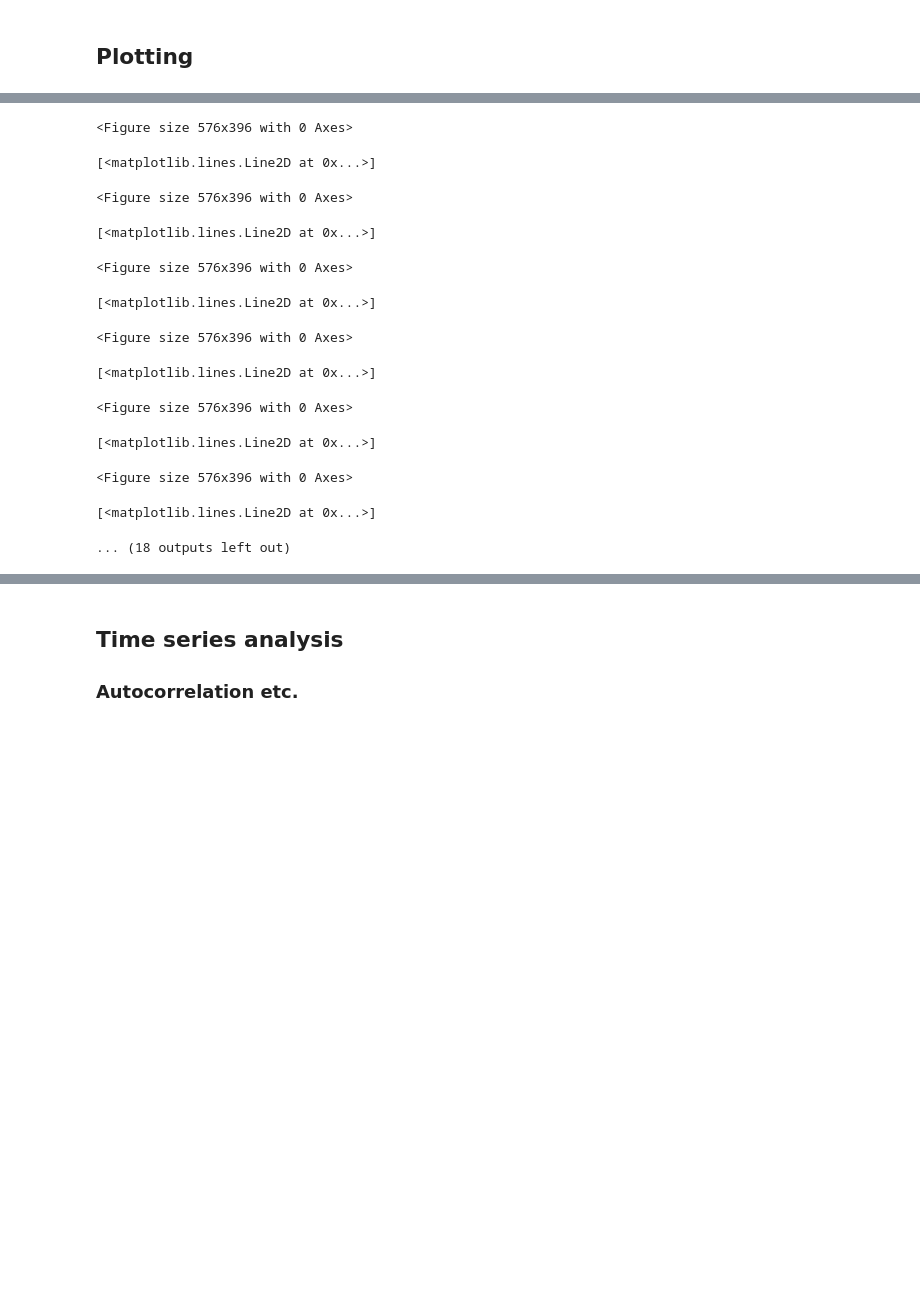
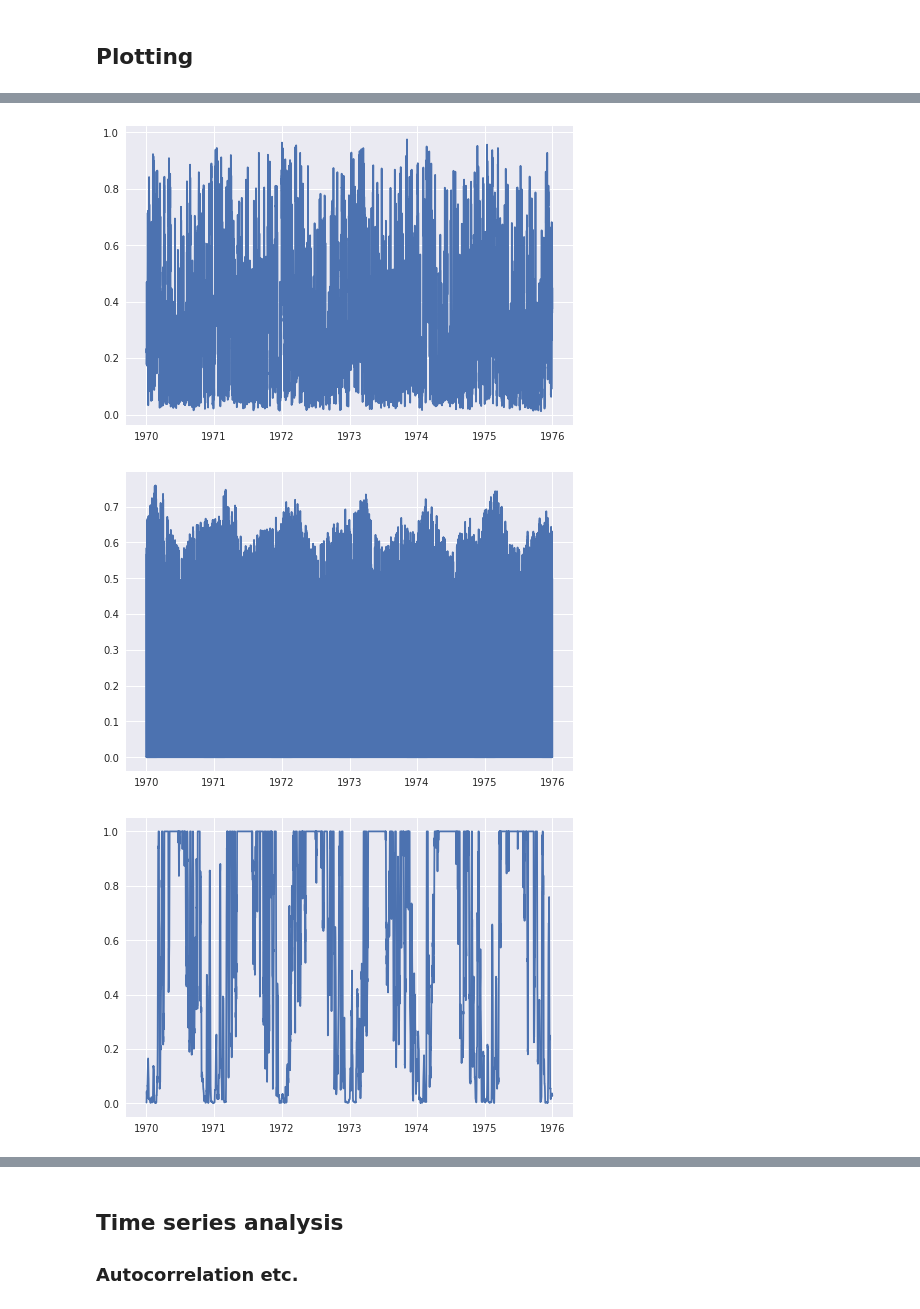
Before and after one commit to 2021-Energy-Climate-Hackathon/group_5, a Jupyter notebook: cap_factor_time_series_analysis.ipynb, the cells around one changed output, grey strips where cells are left out. Cells and saved outputs as stored; diff of their text form; code cells hidden in the pictures; blank space fills up the shorter version.

```diff
--- a/cap_factor_time_series_analysis.ipynb
+++ b/cap_factor_time_series_analysis.ipynb
@@ -102,23 +97,15 @@ Name: AT solar, Length: 17528, dtype: float64
 # %%
 # All plots
 #cap_fac_to_plot.plot(subplots=True, layout=(12,10))  # all as subplots
 
-for i in cap_fac_to_plot.columns[:10]:  # slice as wish, all 113 take a long time to plot!
-    plt.figure()
-    plt.plot(cap_fac_to_plot[i])
+def plot_first_n_columns(model, time_period, n):
+    for i in cap_factors_per_model[model][time_period].columns[:n]:  # slice as wish, all 113 take a long time to plot!
+        plt.figure()
+        plt.plot(cap_factors_per_model[model][time_period][i])
+    plt.show()
 
-plt.show()
+plot_first_n_columns("MPI", "1970-1976", 5)
 # %% [output]
-<Figure size 576x396 with 0 Axes>
-[<matplotlib.lines.Line2D at 0x...>]
-<Figure size 576x396 with 0 Axes>
-[<matplotlib.lines.Line2D at 0x...>]
-<Figure size 576x396 with 0 Axes>
-[<matplotlib.lines.Line2D at 0x...>]
-<Figure size 576x396 with 0 Axes>
-[<matplotlib.lines.Line2D at 0x...>]
-<Figure size 576x396 with 0 Axes>
-[<matplotlib.lines.Line2D at 0x...>]
-<Figure size 576x396 with 0 Axes>
-[<matplotlib.lines.Line2D at 0x...>]
-... (18 outputs left out)
+[figure, added]
+[figure, added]
+[figure, added]
```
Also changed, not shown: parts of 10 cells of this notebook.
